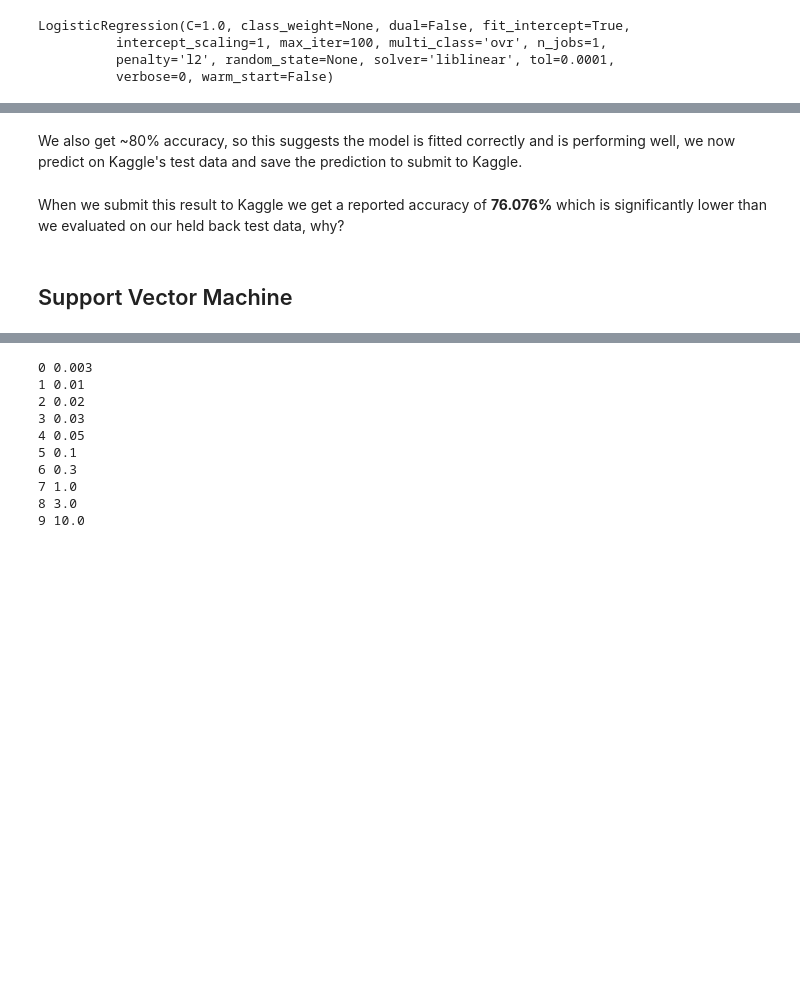
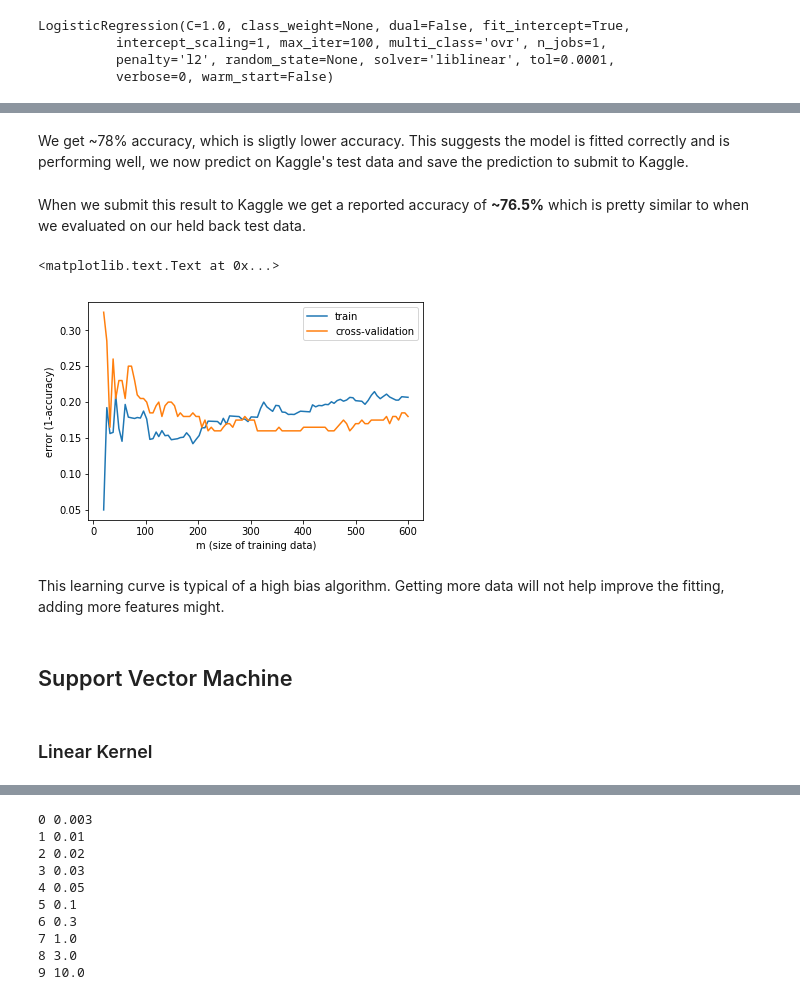
Before and after one commit to AshleySetter/Kaggle_Competitions, a Jupyter notebook: Titanic_project/Titanic_machine_learning_clean.ipynb, the cells around one changed output, grey strips where cells are left out. Cells and saved outputs as stored; diff of their text form; code cells hidden in the pictures; blank space fills up the shorter version.

```diff
--- a/Titanic_project/Titanic_machine_learning_clean.ipynb
+++ b/Titanic_project/Titanic_machine_learning_clean.ipynb
@@ -354,5 +370,5 @@ lr_model.score(X_test, y_test)
 # %% [markdown]
-We also get ~80% accuracy, so this suggests the model is fitted correctly and is performing well, we now predict on Kaggle's test data and save the prediction to submit to Kaggle.
+We get ~78% accuracy, which is sligtly lower accuracy. This suggests the model is fitted correctly and is performing well, we now predict on Kaggle's test data and save the prediction to submit to Kaggle.
 # %%
 prediction = lr_model.predict(data_test)
 # %%
@@ -361,9 +377,45 @@ with open('prediction_submission_LR.csv', 'w') as file:
     for i, id_ in enumerate(data_test.index):
         print('{},{}'.format(id_, prediction[i]), file=file)
 # %% [markdown]
-When we submit this result to Kaggle we get a reported accuracy of **76.076%** which is significantly lower than we evaluated on our held back test data, why?
+When we submit this result to Kaggle we get a reported accuracy of **~76.5%** which is pretty similar to when we evaluated on our held back test data.
+# %%
+# first we split the training set into a training / validation set (as we are using k-folds cross validation elsewhere and don't have an explicit training and validation set.)
+X_train_train, X_cv, y_train_train, y_cv = model_selection.train_test_split(X_train, y_train, test_size=0.25, stratify=y_train)
+
+# set the model to calculate learning curves for
+#model = neural_network.MLPClassifier(solver='lbfgs', activation='relu', alpha=alpha, hidden_layer_sizes=hidden_layer_sizes, random_state=1)
+
+m_array = np.round(np.linspace(20, X_train_train.shape[0], 100)).astype(int)
+train_acc_array = []
+cv_acc_array = []
+
+for m in m_array:
+    model = linear_model.LogisticRegression(fit_intercept=True)
+    # we now fit to the training data
+    model.fit(X_train_train.head(m), y_train_train.head(m)) # training on the first m training data examples
+    train_accuracy = model.score(X_train_train.head(m), y_train_train.head(m))
+    train_acc_array.append(train_accuracy)
+    cv_accuracy = model.score(X_cv, y_cv)
+    cv_acc_array.append(cv_accuracy)
+
+train_acc_array = np.array(train_acc_array)
+cv_acc_array = np.array(cv_acc_array)
+
+fig, ax = plt.subplots()
+ax.plot(m_array, 1-train_acc_array, label='train')
+ax.plot(m_array, 1-cv_acc_array, label='cross-validation')
+ax.legend()
+ax.set_xlabel('m (size of training data)')
+ax.set_ylabel('error (1-accuracy)')
+# %% [output]
+<matplotlib.text.Text at 0x...>
+[figure, added]
+# %% [markdown]
+This learning curve is typical of a high bias algorithm. Getting more data will not help improve the fitting, adding more features might.
 # %% [markdown]
 ## Support Vector Machine
+# %% [markdown]
+### Linear Kernel
 # %%
 C = 1 # start with penalty parameter equal to 1 as we don't know what value this should take yet, larger C -> lower bias, higher variance, smaller C -> higher bias, lower varaince. Since we don't have that much data a lower bias algorithm is probably best to avoid overfitting
 
```
Also changed, not shown: parts of 50 cells of this notebook.
